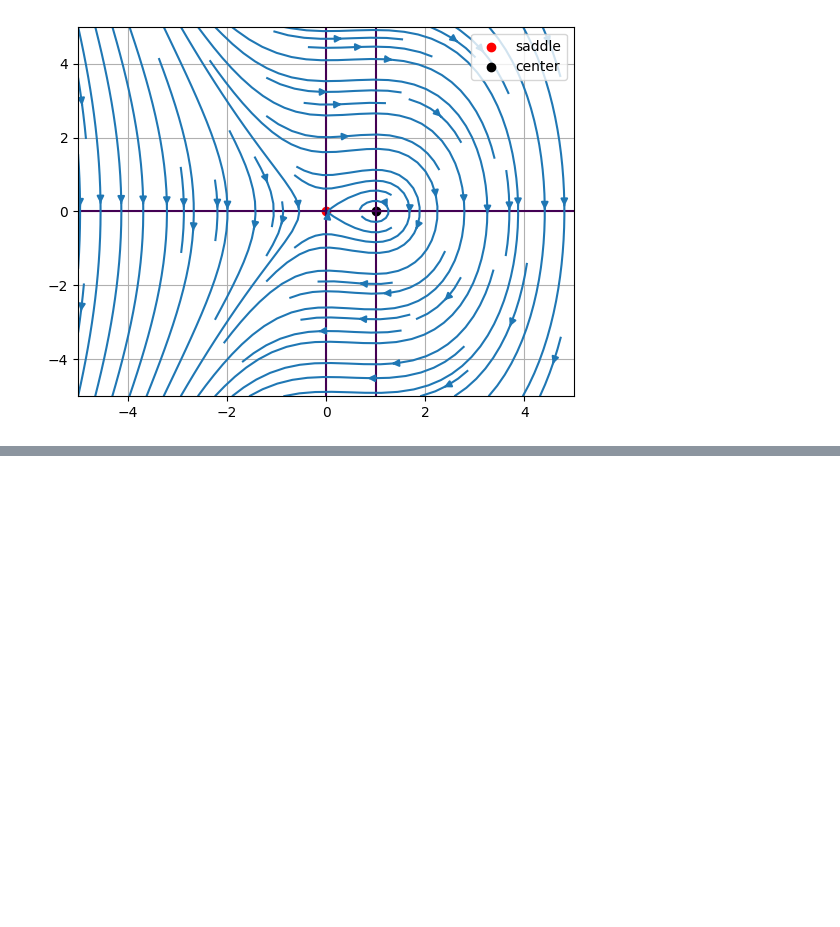
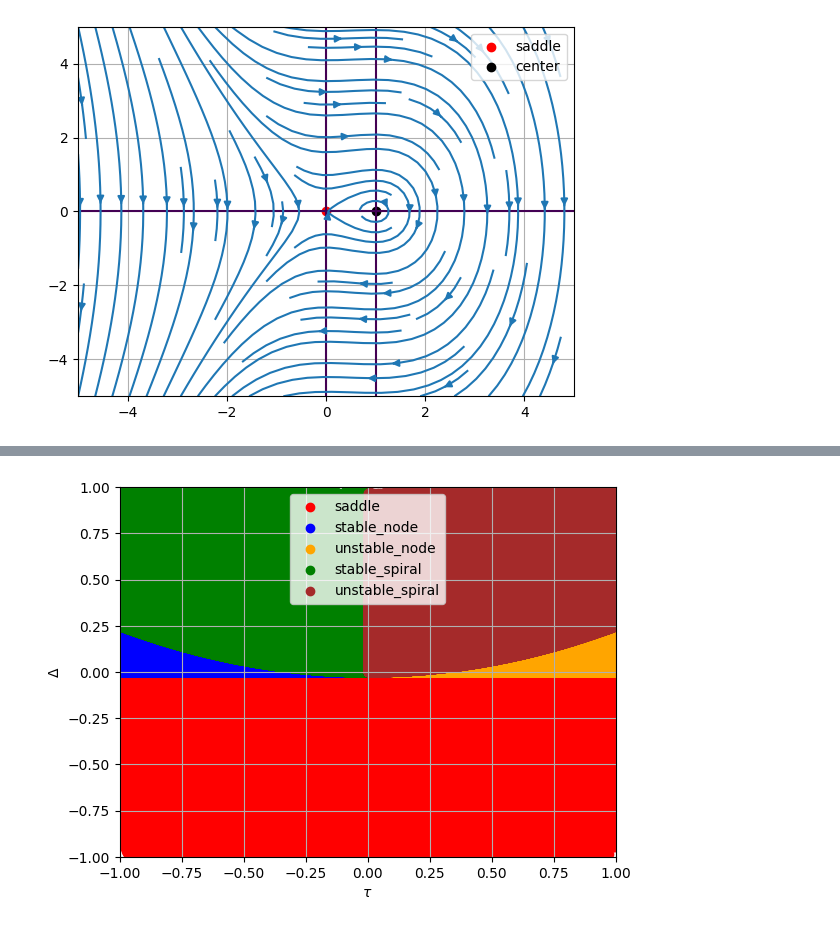
Before and after one commit to sbchae04-tech/TESK, a Jupyter notebook: 6th_TESK.ipynb, the cells around one changed output, grey strips where cells are left out. Saved outputs shown, nothing was run; the diff lists cells and outputs as text; code cells hidden in the pictures; blank space fills up the shorter version.

```diff
--- a/6th_TESK.ipynb
+++ b/6th_TESK.ipynb
@@ -95,0 +104,20 @@ plt.show()
+# %%
+#총 개수와 파라미터 정의
+N_total = 10000000
+
+a = np.random.uniform(-1, 1, N_total)
+b = np.random.uniform(-1, 1, N_total)
+c = np.random.uniform(-1, 1, N_total)
+d = np.random.uniform(-1, 1, N_total)
+# %%
+#판별식에서의 tau 와 Delta값 정의, 판별식 정의
+tau = a+d
+Delta = a*d-b*c
+D = tau**2 -4*Delta
+# %%
+#안정점 계산 (참, 거짓)
+saddle = Delta<0
+stable_node = (tau<0)&(Delta>0)&(D>0)
+unstable_node = (tau>0)&(Delta>0)&(D>0)
+stable_spiral = (tau<0)&(Delta>0)&(D<0)
+unstable_spiral = (tau>0)&(Delta>0)&(D<0)
@@ -95,0 +141,26 @@ plt.show()
+# %%
+tau_Point = []
+Delta_Point = []
+
+for i in [saddle, stable_node, unstable_node, stable_spiral, unstable_spiral]:
+    tau_i = tau[i]
+    Delta_i = Delta[i]
+
+    tau_Point.append(tau_i)
+    Delta_Point.append(Delta_i)
+# %%
+Point = ["saddle", "stable_node", "unstable_node", "stable_spiral", "unstable_spiral"]
+color = ["red", "blue", "orange", "green", "brown"]
+
+for i in range(len(tau_Point)):
+    plt.scatter(tau_Point[i], Delta_Point[i], color = color[i], label = Point[i])
+
+plt.xlim(-1, 1)
+plt.xlabel(r"$\tau$")
+plt.ylabel(r"$\Delta$")
+plt.ylim(-1, 1)
+plt.legend()
+plt.grid()
+plt.show()
+# %% [output]
+[figure, added]
```
Also changed, not shown: parts of 4 cells of this notebook.
